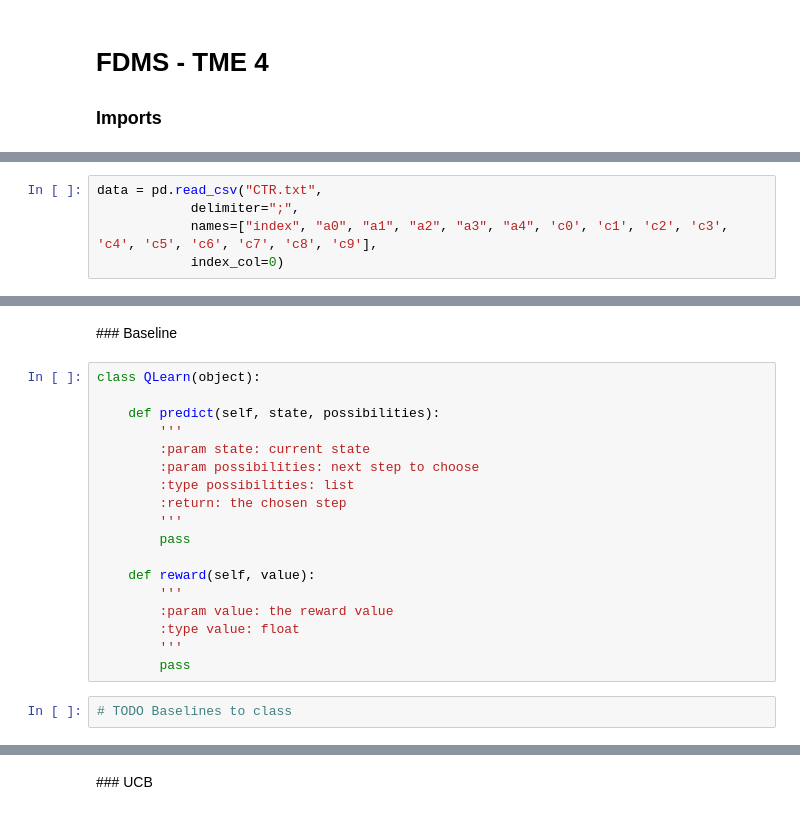
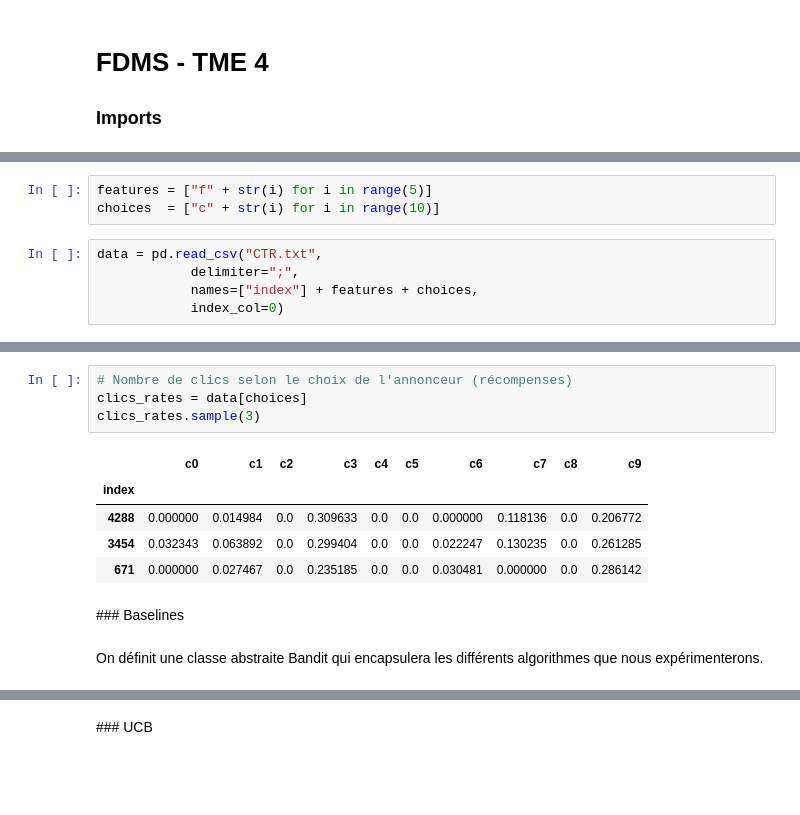
Before and after one commit to Benlog/FDMS, a Jupyter notebook: TME8.ipynb, the cells around one changed output, grey strips where cells are left out. Cells and saved outputs as stored; diff of their text form; blank space fills up the shorter version.

```diff
--- a/TME8.ipynb
+++ b/TME8.ipynb
@@ -8,5 +9,8 @@ import numpy as np
+# %%
+features = ["f" + str(i) for i in range(5)]
+choices  = ["c" + str(i) for i in range(10)]
 # %%
 data = pd.read_csv("CTR.txt",
             delimiter=";",
-            names=["index", "a0", "a1", "a2", "a3", "a4", 'c0', 'c1', 'c2', 'c3', 'c4', 'c5', 'c6', 'c7', 'c8', 'c9'],
+            names=["index"] + features + choices,
             index_col=0)
@@ -29,22 +27,14 @@ data[:10]
+# %%
+# Nombre de clics selon le choix de l'annonceur (récompenses)
+clics_rates = data[choices]
+clics_rates.sample(3)
+# %% [output]
+|  | c0 | c1 | c2 | c3 | c4 | c5 | c6 | c7 | c8 | c9 |
+| index |  |  |  |  |  |  |  |  |  |  |
+| 4288 | 0.000000 | 0.014984 | 0.0 | 0.309633 | 0.0 | 0.0 | 0.000000 | 0.118136 | 0.0 | 0.206772 |
+| 3454 | 0.032343 | 0.063892 | 0.0 | 0.299404 | 0.0 | 0.0 | 0.022247 | 0.130235 | 0.0 | 0.261285 |
+| 671 | 0.000000 | 0.027467 | 0.0 | 0.235185 | 0.0 | 0.0 | 0.030481 | 0.000000 | 0.0 | 0.286142 |
 # %% [markdown]
-### Baseline
+### Baselines
-# %%
-class QLearn(object):
-
-    def predict(self, state, possibilities):
-        '''
-        :param state: current state
-        :param possibilities: next step to choose
-        :type possibilities: list
-        :return: the chosen step
-        '''
-        pass
-
-    def reward(self, value):
-        '''
-        :param value: the reward value
-        :type value: float
-        '''
-        pass
-# %%
-# TODO Baselines to class
+# %% [markdown]
+On définit une classe abstraite Bandit qui encapsulera les différents algorithmes que nous expérimenterons.
```
Also changed, not shown: parts of 25 cells of this notebook, 1 other file.
